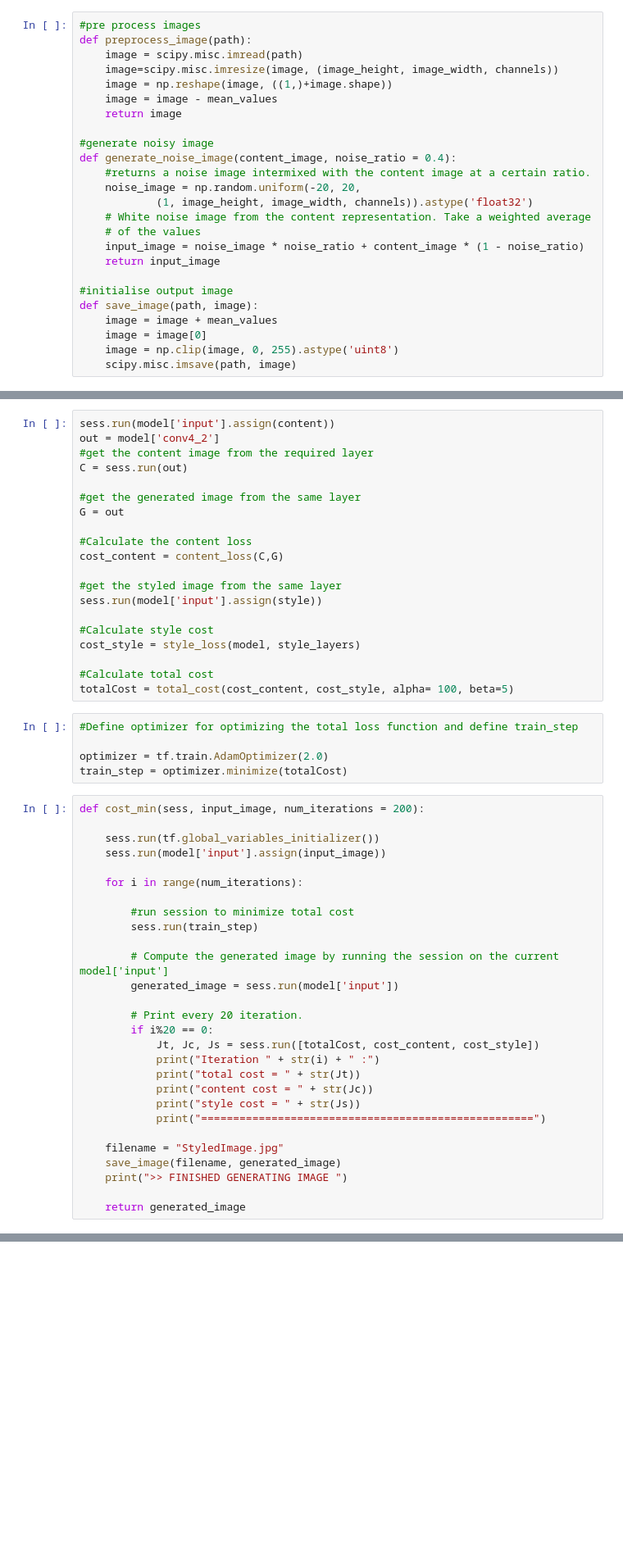
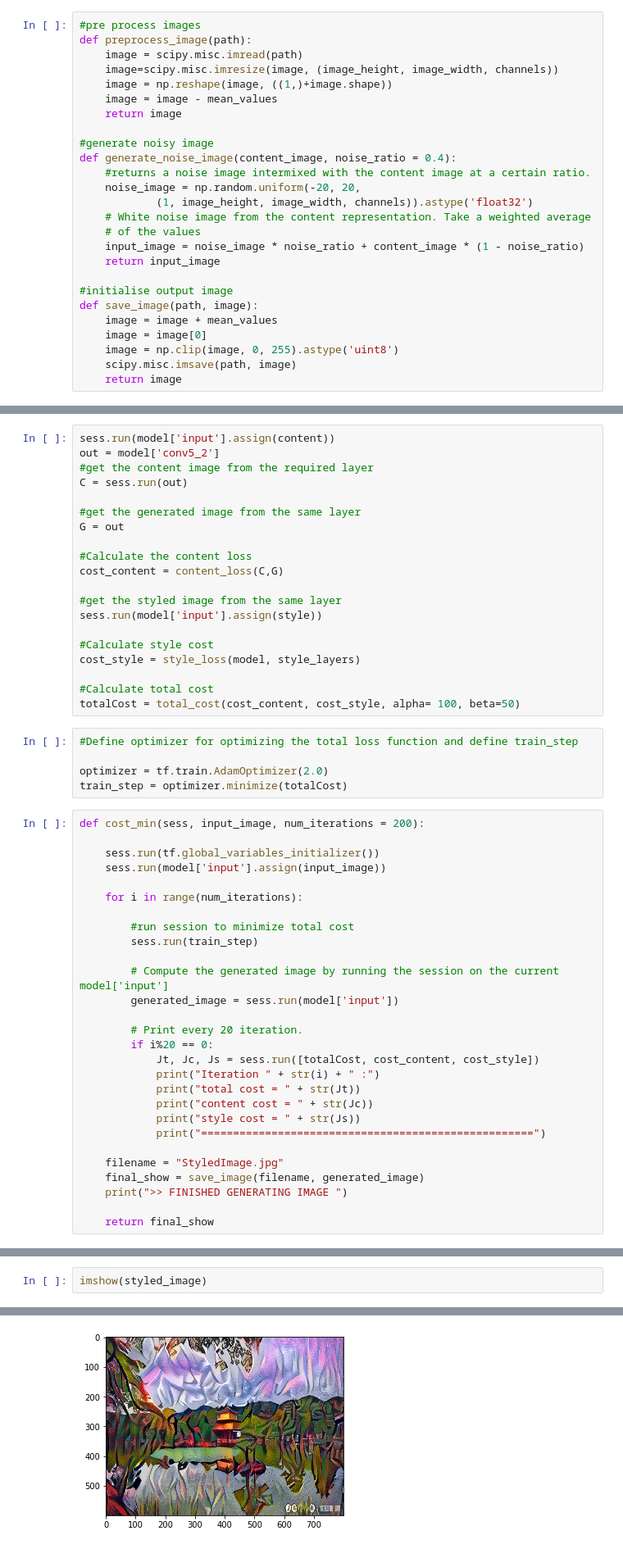
Before and after one commit to ArjunChauhan0910/Neural-Style-Transfer, a Jupyter notebook: Neural Style Transfer.ipynb, the cells around one changed output, grey strips where cells are left out. Shown at 82% size. Cells and saved outputs as stored; diff of their text form; blank space fills up the shorter version.

Commit message:
Update: Jupyter Notebook Img show

```diff
--- a/Neural Style Transfer.ipynb
+++ b/Neural Style Transfer.ipynb
@@ -234,6 +234,7 @@ def save_image(path, image):
     image = image[0]
     image = np.clip(image, 0, 255).astype('uint8')
     scipy.misc.imsave(path, image)
+    return image
 # %%
 #set as interactive session
 sess = tf.InteractiveSession()
@@ -256,7 +257,7 @@ model = vggmodel("imagenet-vgg-verydeep-19.mat")
 #print(model) #Sanity check
 # %%
 sess.run(model['input'].assign(content))
-out = model['conv4_2']
+out = model['conv5_2']
 #get the content image from the required layer
 C = sess.run(out)
 
@@ -273,7 +274,7 @@ sess.run(model['input'].assign(style))
 cost_style = style_loss(model, style_layers)
 
 #Calculate total cost
-totalCost = total_cost(cost_content, cost_style, alpha= 100, beta=5)
+totalCost = total_cost(cost_content, cost_style, alpha= 100, beta=50)
 # %%
 #Define optimizer for optimizing the total loss function and define train_step
 
@@ -303,10 +304,10 @@ def cost_min(sess, input_image, num_iterations = 200):
             print("====================================================")
 
     filename = "StyledImage.jpg"
-    save_image(filename, generated_image)
+    final_show = save_image(filename, generated_image)
     print(">> FINISHED GENERATING IMAGE ")
 
-    return generated_image
+    return final_show
 # %%
 styled_image = cost_min(sess, generated)
 # %% [output]
@@ -329,3 +330,6 @@ style cost = 1297046.2
 >> FINISHED GENERATING IMAGE
 `imsave` is deprecated in SciPy 1.0.0, and will be removed in 1.2.0.
 Use ``imageio.imwrite`` instead.
+# %%
+imshow(styled_image)
+# %% [output]
@@ -331,0 +337 @@ Use ``imageio.imwrite`` instead.
+[figure, added]
```
Also changed, not shown: parts of 2 cells of this notebook.
